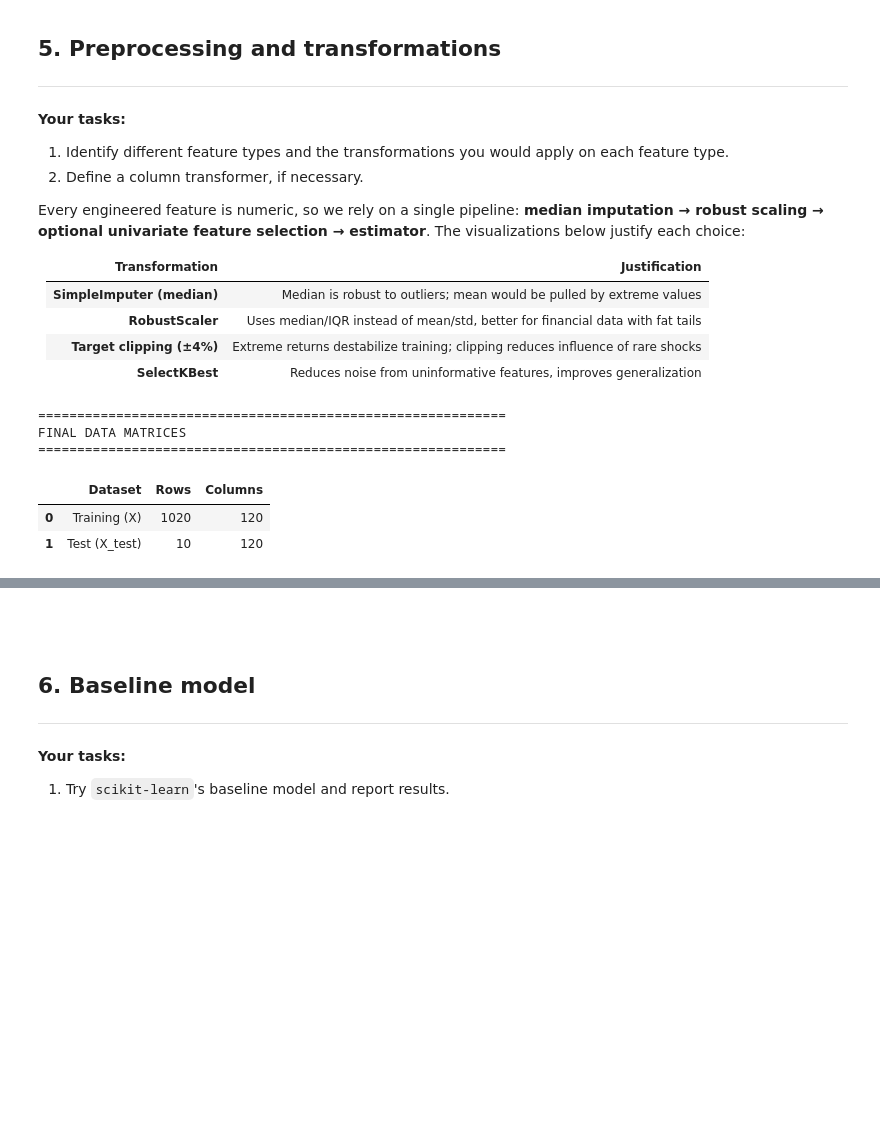
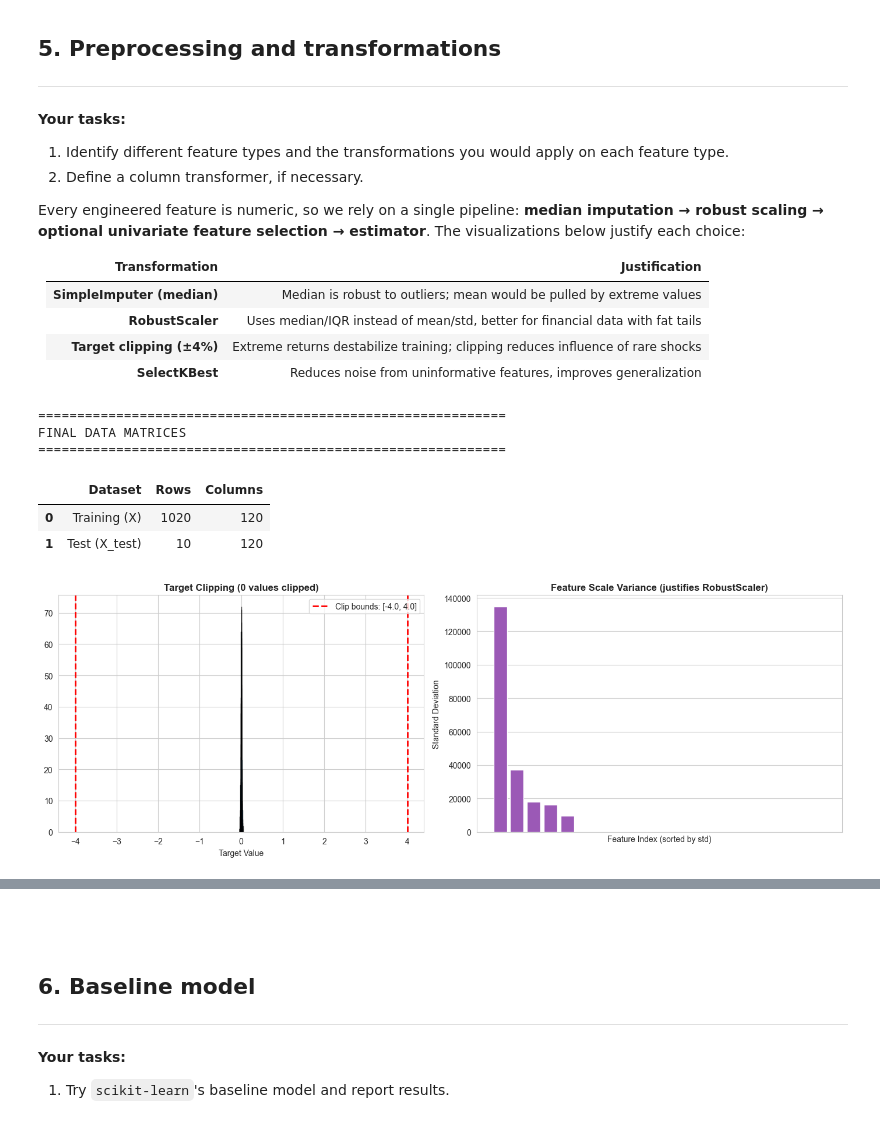
Before and after one commit to johnsondillond/HullTacticalMarketPrediction, a Jupyter notebook: hull-tactical-D2M-final-notebook.ipynb, the cells around one changed output, grey strips where cells are left out. Saved outputs shown, nothing was run; the diff lists cells and outputs as text; code cells hidden in the pictures; blank space fills up the shorter version.

```diff
--- a/hull-tactical-D2M-final-notebook.ipynb
+++ b/hull-tactical-D2M-final-notebook.ipynb
@@ -1094,107 +1098,48 @@ matrix_summary = pd.DataFrame([
     {"Dataset": "Test (X_test)", "Rows": test.select(FEATURES).to_pandas().shape[0], "Columns": len(FEATURES)},
 ])
 display(matrix_summary)
 
 # =================================================================
-# PREPROCESSING VISUALIZATION: Why we chose our transformations
+# PREPROCESSING VISUALIZATION
 # =================================================================
-print("\n" + "=" * 60)
-print("PREPROCESSING ANALYSIS")
-print("=" * 60)
+fig, axes = plt.subplots(1, 2, figsize=(14, 5))
 
-fig, axes = plt.subplots(2, 3, figsize=(16, 10))
+# 1. Target clipping visualization
+y_raw = train.get_column("target").to_numpy()
+axes[0].hist(y_raw, bins=60, alpha=0.7, color="#3498db", edgecolor="black")
+axes[0].axvline(TARGET_CLIP_MIN, color="red", linestyle="--", linewidth=2, label=f"Clip bounds: [{TARGET_CLIP_MIN}, {TARGET_CLIP_MAX}]")
+axes[0].axvline(TARGET_CLIP_MAX, color="red", linestyle="--", linewidth=2)
+n_clipped = np.sum((y_raw < TARGET_CLIP_MIN) | (y_raw > TARGET_CLIP_MAX))
+axes[0].set_title(f"Target Clipping ({n_clipped} values clipped)", fontsize=12, fontweight="bold")
+axes[0].set_xlabel("Target Value")
+axes[0].legend()
 
-# 1. Missing values analysis - justifies SimpleImputer
-missing_pct = (X.isnull().sum() / len(X) * 100).sort_values(ascending=False)
-missing_features = missing_pct[missing_pct > 0]
-if len(missing_features) > 0:
-    axes[0, 0].barh(missing_features.head(15).index[::-1], missing_features.head(15).values[::-1], color="#e74c3c")
-    axes[0, 0].set_title("Features with Missing Values", fontsize=11, fontweight="bold")
-    axes[0, 0].set_xlabel("Missing %")
-else:
-    axes[0, 0].text(0.5, 0.5, "No missing values\n(forward-fill applied earlier)", ha="center", va="center", fontsize=12)
-    axes[0, 0].set_title("Missing Values Check", fontsize=11, fontweight="bold")
-axes[0, 0].set_xlim(0, max(missing_pct.max() * 1.1, 1))
-
-# 2. Outlier analysis - justifies RobustScaler over StandardScaler
-sample_features = [f for f in FEATURES if any(p in f for p in ["_vol_", "_mom_", "E2", "S2"])][:5]
-if sample_features:
-    sample_data = X[sample_features].apply(pd.to_numeric, errors="coerce")
-    bp = axes[0, 1].boxplot(sample_data.values, labels=sample_features, patch_artist=True)
-    for patch in bp["boxes"]:
-        patch.set_facecolor("#3498db")
-        patch.set_alpha(0.6)
-    axes[0, 1].set_xticklabels(sample_features, rotation=45, ha="right")
-axes[0, 1].set_title("Feature Outliers (justifies RobustScaler)", fontsize=11, fontweight="bold")
-axes[0, 1].set_ylabel("Feature Value")
-
-# 3. StandardScaler vs RobustScaler comparison
-sample_col = sample_features[0] if sample_features else FEATURES[0]
-raw_vals = X[sample_col].dropna().values.astype(float)
-standard_scaled = StandardScaler().fit_transform(raw_vals.reshape(-1, 1)).flatten()
-robust_scaled = RobustScaler().fit_transform(raw_vals.reshape(-1, 1)).flatten()
-
-axes[0, 2].hist(standard_scaled, bins=50, alpha=0.6, label="StandardScaler", color="#e74c3c")
-axes[0, 2].hist(robust_scaled, bins=50, alpha=0.6, label="RobustScaler", color="#2ecc71")
-axes[0, 2].axvline(0, color="black", linestyle="--", alpha=0.5)
-axes[0, 2].set_title(f"Scaler Comparison: {sample_col}", fontsize=11, fontweight="bold")
-axes[0, 2].set_xlabel("Scaled Value")
-axes[0, 2].legend()
-
-# 4. Target clipping visualization - shows why we clip extreme values
-y_raw = train.get_column("target").to_numpy()
-axes[1, 0].hist(y_raw, bins=60, alpha=0.6, label="Before clipping", color="#3498db", edgecolor="black")
-y_clipped = np.clip(y_raw, TARGET_CLIP_MIN, TARGET_CLIP_MAX)
-axes[1, 0].axvline(TARGET_CLIP_MIN, color="red", linestyle="--", linewidth=2, label=f"Clip bounds: [{TARGET_CLIP_MIN}, {TARGET_CLIP_MAX}]")
-axes[1, 0].axvline(TARGET_CLIP_MAX, color="red", linestyle="--", linewidth=2)
-n_clipped = np.sum((y_raw < TARGET_CLIP_MIN) | (y_raw > TARGET_CLIP_MAX))
-axes[1, 0].set_title(f"Target Clipping ({n_clipped} values clipped)", fontsize=11, fontweight="bold")
-axes[1, 0].set_xlabel("Target Value")
-axes[1, 0].legend()
-
-# 5. Feature scale variance - shows why scaling is needed
+# 2. Feature scale variance - shows why scaling is needed
 feature_stds = X.std().sort_values(ascending=False)
-axes[1, 1].bar(range(min(20, len(feature_stds))), feature_stds.head(20).values, color="#9b59b6")
-axes[1, 1].set_title("Feature Scale Variance (justifies scaling)", fontsize=11, fontweight="bold")
-axes[1, 1].set_xlabel("Feature Index (sorted by std)")
-axes[1, 1].set_ylabel("Standard Deviation")
-axes[1, 1].set_xticks([])
-
-# 6. Median vs Mean imputation comparison (for a feature with outliers)
-if len(missing_features) > 0:
-    feat_with_missing = missing_features.index[0]
-    feat_vals = X[feat_with_missing].dropna()
-    axes[1, 2].hist(feat_vals, bins=30, alpha=0.7, color="#3498db", edgecolor="black")
-    axes[1, 2].axvline(feat_vals.mean(), color="red", linestyle="-", linewidth=2, label=f"Mean: {feat_vals.mean():.3f}")
-    axes[1, 2].axvline(feat_vals.median(), color="green", linestyle="-", linewidth=2, label=f"Median: {feat_vals.median():.3f}")
-    axes[1, 2].set_title(f"Imputation Strategy: {feat_with_missing}", fontsize=11, fontweight="bold")
-    axes[1, 2].legend()
-else:
-    # Show general median vs mean concept
-    skewed_data = np.concatenate([np.random.normal(0, 1, 100), np.random.normal(5, 0.5, 10)])
-    axes[1, 2].hist(skewed_data, bins=30, alpha=0.7, color="#3498db", edgecolor="black")
-    axes[1, 2].axvline(np.mean(skewed_data), color="red", linestyle="-", linewidth=2, label=f"Mean: {np.mean(skewed_data):.2f}")
-    axes[1, 2].axvline(np.median(skewed_data), color="green", linestyle="-", linewidth=2, label=f"Median: {np.median(skewed_data):.2f}")
-    axes[1, 2].set_title("Why Median > Mean for Outliers", fontsize=11, fontweight="bold")
-    axes[1, 2].legend()
+axes[1].bar(range(min(20, len(feature_stds))), feature_stds.head(20).values, color="#9b59b6")
+axes[1].set_title("Feature Scale Variance (justifies RobustScaler)", fontsize=12, fontweight="bold")
+axes[1].set_xlabel("Feature Index (sorted by std)")
+axes[1].set_ylabel("Standard Deviation")
+axes[1].set_xticks([])
 
 plt.tight_layout()
 plt.show()
 
 # Apply target clipping after visualization
 y = np.clip(y, TARGET_CLIP_MIN, TARGET_CLIP_MAX)
 
 X_test = test.select(FEATURES).to_pandas()
 for missing in (set(FEATURES) - set(X_test.columns)):
     X_test[missing] = np.nan
 X_test = X_test[FEATURES]
 
 print(f"\nTarget range after clipping: [{TARGET_CLIP_MIN}, {TARGET_CLIP_MAX}]")
 print(f"Target statistics: mean={y.mean():.6f}, std={y.std():.6f}")
 # %% [output]
 ============================================================
 FINAL DATA MATRICES
 ============================================================
 |  | Dataset | Rows | Columns |
 | 0 | Training (X) | 1020 | 120 |
 | 1 | Test (X_test) | 10 | 120 |
+[figure, new version]
```
Also changed, not shown: parts of 11 cells of this notebook, 1 other file.
